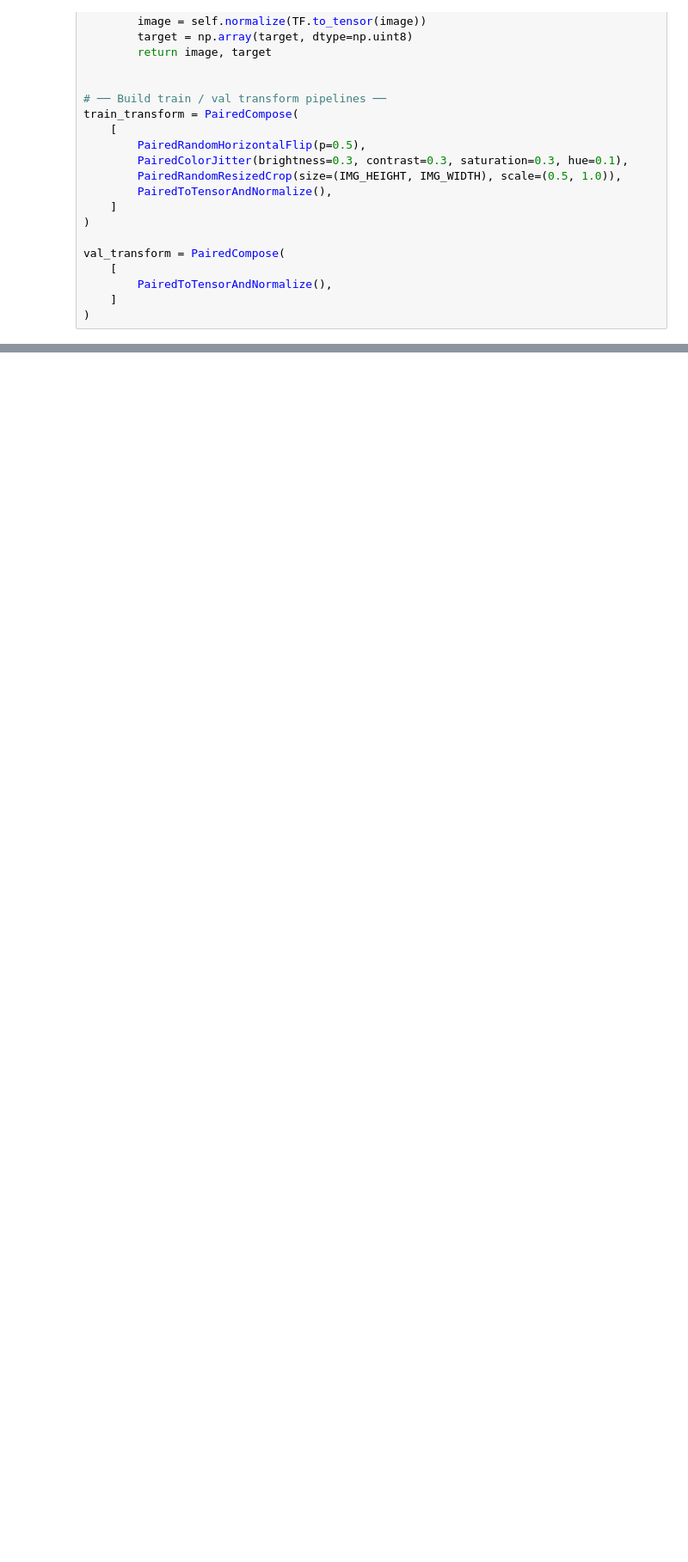
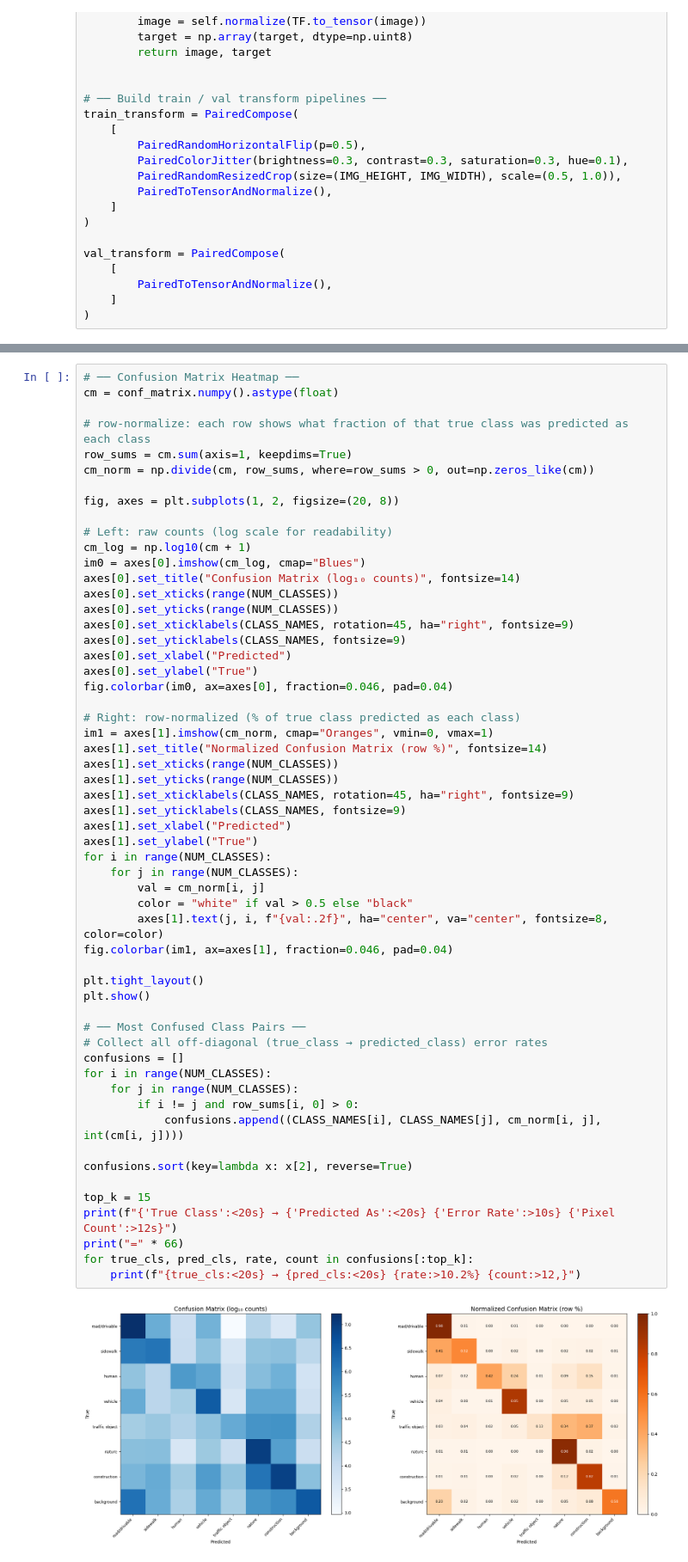
Before and after one commit to rxthlessbeats/Cityscapes-Image-Segmentation, a Jupyter notebook: notebooks/base.ipynb, the cells around one changed output, grey strips where cells are left out. Shown at 86% size. Drawn from its saved outputs; the diff is of its cells as text; blank space fills up the shorter version.

```diff
--- a/notebooks/base.ipynb
+++ b/notebooks/base.ipynb
@@ -706,0 +776,58 @@ mIoU                   0.5011
+# %%
+# ── Confusion Matrix Heatmap ──
+cm = conf_matrix.numpy().astype(float)
+
+# row-normalize: each row shows what fraction of that true class was predicted as each class
+row_sums = cm.sum(axis=1, keepdims=True)
+cm_norm = np.divide(cm, row_sums, where=row_sums > 0, out=np.zeros_like(cm))
+
+fig, axes = plt.subplots(1, 2, figsize=(20, 8))
+
+# Left: raw counts (log scale for readability)
+cm_log = np.log10(cm + 1)
+im0 = axes[0].imshow(cm_log, cmap="Blues")
+axes[0].set_title("Confusion Matrix (log₁₀ counts)", fontsize=14)
+axes[0].set_xticks(range(NUM_CLASSES))
+axes[0].set_yticks(range(NUM_CLASSES))
+axes[0].set_xticklabels(CLASS_NAMES, rotation=45, ha="right", fontsize=9)
+axes[0].set_yticklabels(CLASS_NAMES, fontsize=9)
+axes[0].set_xlabel("Predicted")
+axes[0].set_ylabel("True")
+fig.colorbar(im0, ax=axes[0], fraction=0.046, pad=0.04)
+
+# Right: row-normalized (% of true class predicted as each class)
+im1 = axes[1].imshow(cm_norm, cmap="Oranges", vmin=0, vmax=1)
+axes[1].set_title("Normalized Confusion Matrix (row %)", fontsize=14)
+axes[1].set_xticks(range(NUM_CLASSES))
+axes[1].set_yticks(range(NUM_CLASSES))
+axes[1].set_xticklabels(CLASS_NAMES, rotation=45, ha="right", fontsize=9)
+axes[1].set_yticklabels(CLASS_NAMES, fontsize=9)
+axes[1].set_xlabel("Predicted")
+axes[1].set_ylabel("True")
+for i in range(NUM_CLASSES):
+    for j in range(NUM_CLASSES):
+        val = cm_norm[i, j]
+        color = "white" if val > 0.5 else "black"
+        axes[1].text(j, i, f"{val:.2f}", ha="center", va="center", fontsize=8, color=color)
+fig.colorbar(im1, ax=axes[1], fraction=0.046, pad=0.04)
+
+plt.tight_layout()
+plt.show()
+
+# ── Most Confused Class Pairs ──
+# Collect all off-diagonal (true_class → predicted_class) error rates
+confusions = []
+for i in range(NUM_CLASSES):
+    for j in range(NUM_CLASSES):
+        if i != j and row_sums[i, 0] > 0:
+            confusions.append((CLASS_NAMES[i], CLASS_NAMES[j], cm_norm[i, j], int(cm[i, j])))
+
+confusions.sort(key=lambda x: x[2], reverse=True)
+
+top_k = 15
+print(f"{'True Class':<20s} → {'Predicted As':<20s} {'Error Rate':>10s} {'Pixel Count':>12s}")
+print("=" * 66)
+for true_cls, pred_cls, rate, count in confusions[:top_k]:
+    print(f"{true_cls:<20s} → {pred_cls:<20s} {rate:>10.2%} {count:>12,}")
+# %% [output]
+[figure, added]
```
Also changed, not shown: parts of 13 cells of this notebook, 5 other files.
